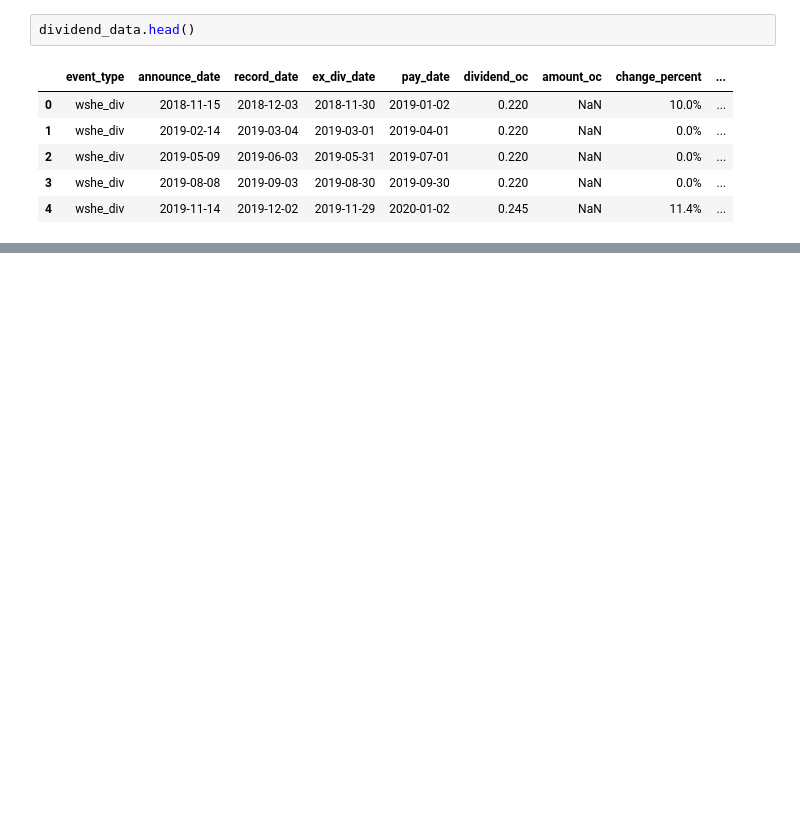
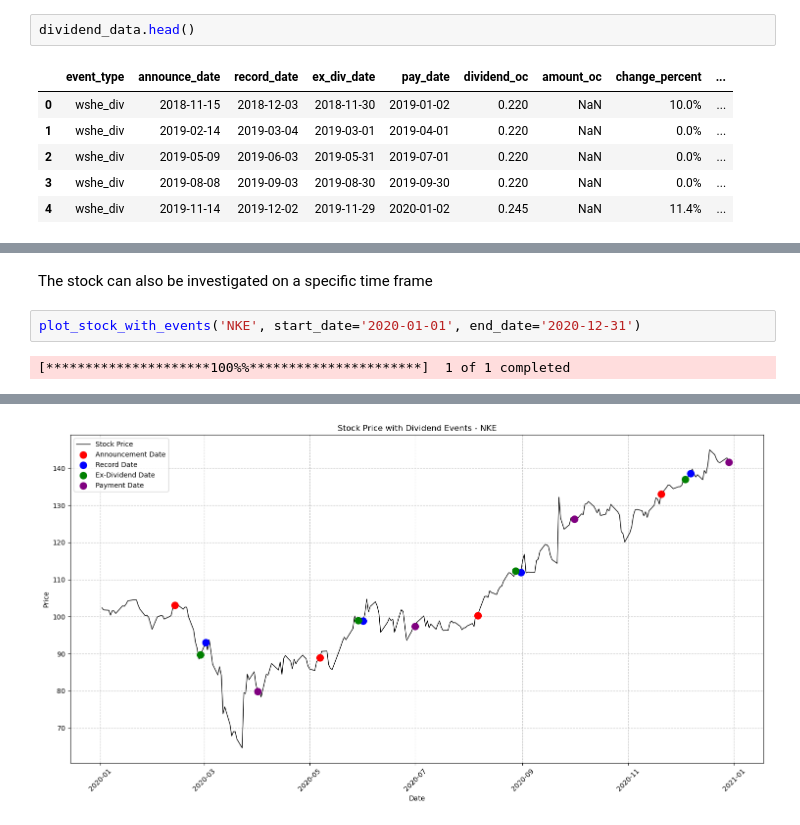
Before and after one commit to BrinkBoef/Dividend_Events, a Jupyter notebook: Data_Explorer.ipynb, the cells around one changed output, grey strips where cells are left out. Saved outputs shown, nothing was run; the diff lists cells and outputs as text; blank space fills up the shorter version.

```diff
--- a/Data_Explorer.ipynb
+++ b/Data_Explorer.ipynb
@@ -192,0 +213,6 @@ plot.show()
+# %% [markdown]
+The stock can also be investigated on a specific time frame
+# %%
+plot_stock_with_events('NKE', start_date='2020-01-01', end_date='2020-12-31')
+# %% [output]
+[*********************100%%**********************]  1 of 1 completed
@@ -192,0 +220 @@ plot.show()
+[figure, added]
```
Also changed, not shown: parts of 12 cells of this notebook.
